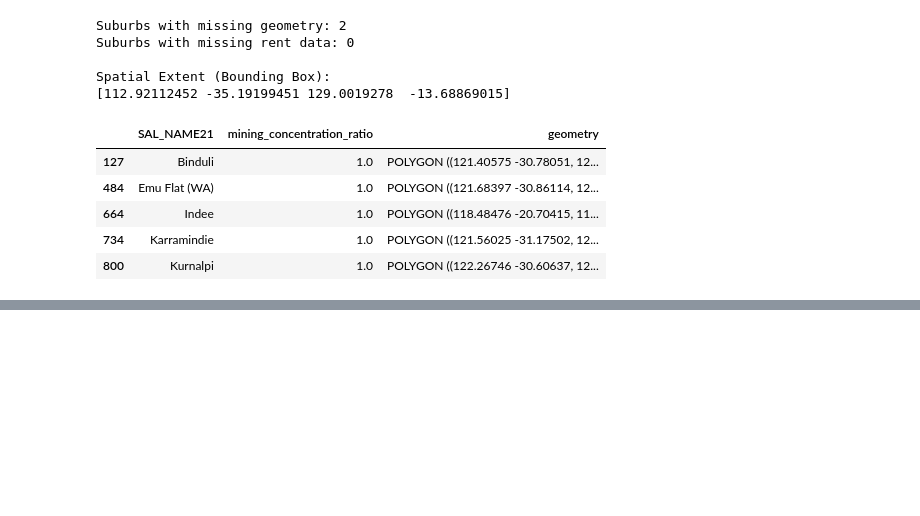
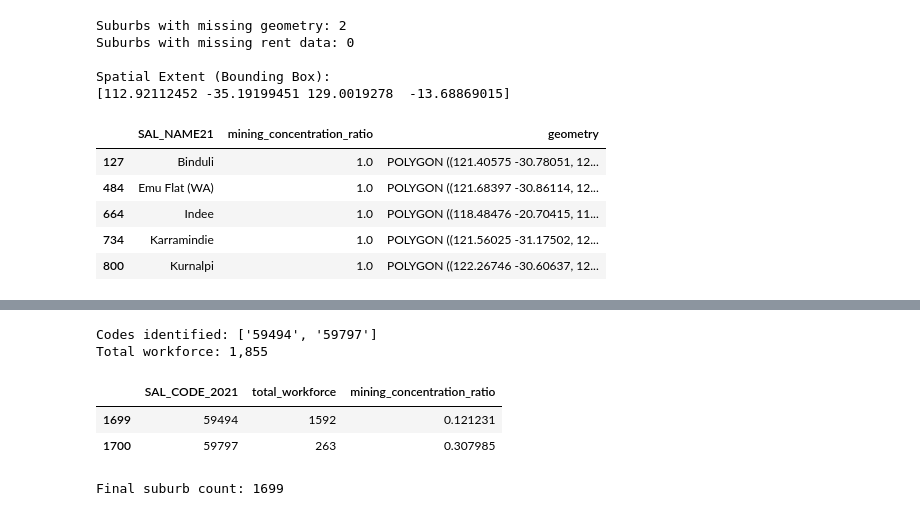
Before and after one commit to GaryUWA/WA-Housing-Model-2021-analysis, a Jupyter notebook: notebooks/01_data_cleaning.ipynb, the cells around one changed output, grey strips where cells are left out. Cells and saved outputs as stored; diff of their text form; code cells hidden in the pictures; blank space fills up the shorter version.

```diff
--- a/notebooks/01_data_cleaning.ipynb
+++ b/notebooks/01_data_cleaning.ipynb
@@ -588,0 +600,32 @@ Spatial Extent (Bounding Box):
+# %%
+# Identify codes with no geometry
+null_mask = final_geo_df['geometry'].isna()
+missing_codes = final_geo_df.loc[null_mask, 'SAL_CODE_2021'].unique().tolist()
+
+# Fallback if re-running this cell
+if not missing_codes:
+    missing_codes = ['59494', '59797']
+
+# Get data from master dataframe
+missing_data = master_df[master_df['SAL_CODE_2021'].astype(str).str.contains('|'.join(missing_codes))]
+
+# Calculate workforce total
+workforce_total = missing_data['total_workforce'].sum()
+
+print(f"Codes identified: {missing_codes}")
+print(f"Total workforce: {workforce_total:,.0f}")
+
+# Display verification details
+display(missing_data[['SAL_CODE_2021', 'total_workforce', 'mining_concentration_ratio']])
+
+# Filter for valid geometry
+final_geo_df = final_geo_df[final_geo_df['geometry'].notna()].copy()
+
+print(f"\nFinal suburb count: {len(final_geo_df)}")
+# %% [output]
+Codes identified: ['59494', '59797']
+Total workforce: 1,855
+|  | SAL_CODE_2021 | total_workforce | mining_concentration_ratio |
+| 1699 | 59494 | 1592 | 0.121231 |
+| 1700 | 59797 | 263 | 0.307985 |
+Final suburb count: 1699
```
Also changed, not shown: parts of 3 cells of this notebook.
